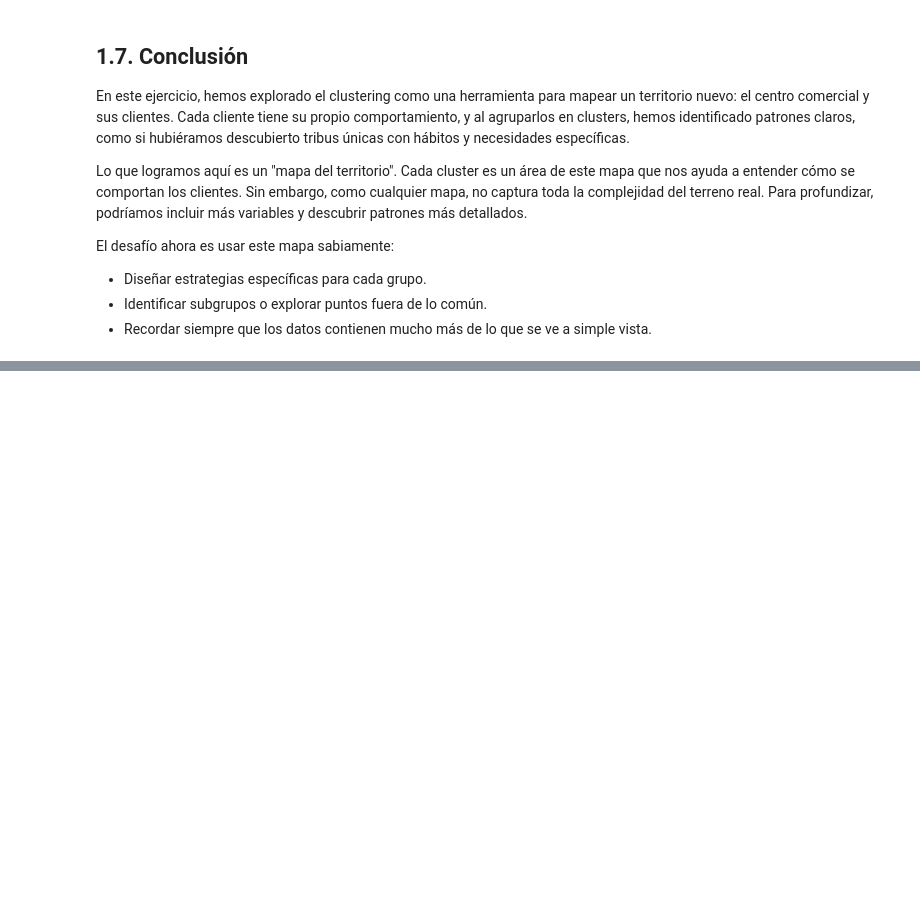
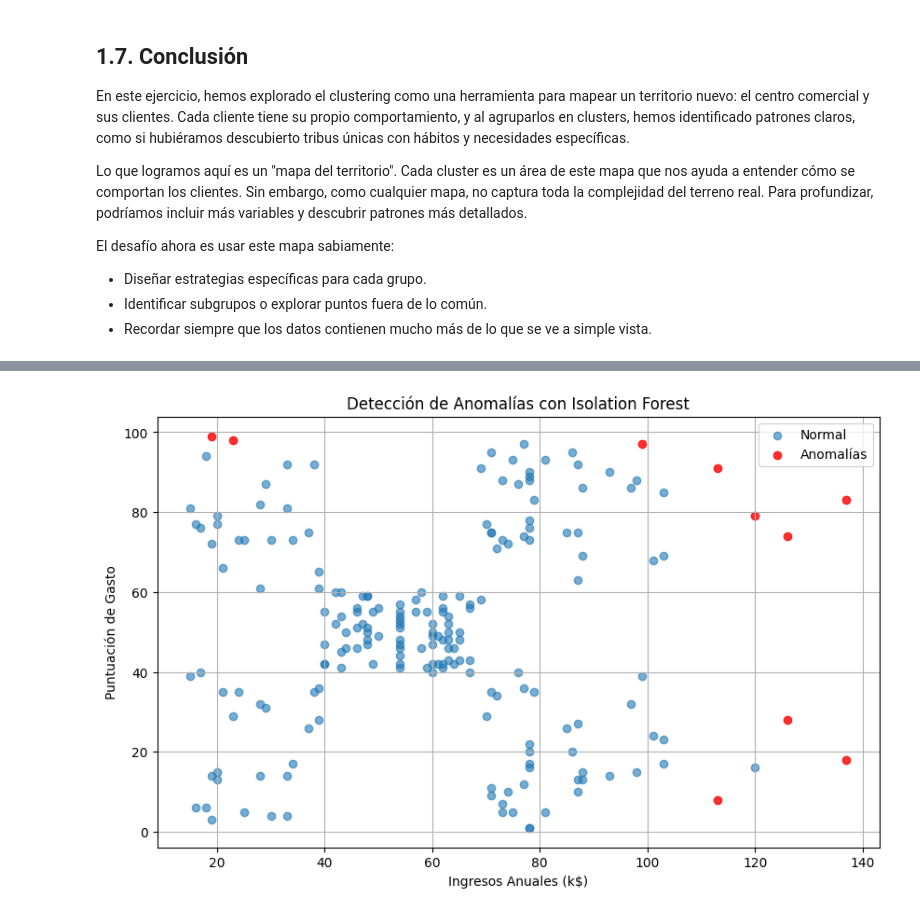
Before and after one commit to ManuelEspejo/Fundamentos-Machine-Learning, a Jupyter notebook: notebooks/02_Aprendizaje-No-Supervisado.ipynb, the cells around one changed output, grey strips where cells are left out. Drawn from its saved outputs; the diff is of its cells as text; code cells hidden in the pictures; blank space fills up the shorter version.

```diff
--- a/notebooks/02_Aprendizaje-No-Supervisado.ipynb
+++ b/notebooks/02_Aprendizaje-No-Supervisado.ipynb
@@ -504,0 +592,20 @@ El desafío ahora es usar este mapa sabiamente:
+# %%
+# Crear y entrenar el modelo
+model = IsolationForest(random_state=42, contamination=0.05)  # 5% de anomalías
+data["Anomaly"] = model.fit_predict(data[["Annual Income (k$)", "Spending Score (1-100)"]])
+
+# Separar anomalías y datos normales
+anomalies = data[data["Anomaly"] == -1]
+normal_data = data[data["Anomaly"] == 1]
+# Visualizar anomalías vs datos normales
+plt.figure(figsize=(10, 6))
+plt.scatter(normal_data["Annual Income (k$)"], normal_data["Spending Score (1-100)"], label="Normal", alpha=0.6)
+plt.scatter(anomalies["Annual Income (k$)"], anomalies["Spending Score (1-100)"], color="r", label="Anomalías", alpha=0.8)
+plt.title("Detección de Anomalías con Isolation Forest")
+plt.xlabel("Ingresos Anuales (k$)")
+plt.ylabel("Puntuación de Gasto")
+plt.legend()
+plt.grid()
+plt.show()
+# %% [output]
+[figure, added]
```
Also changed, not shown: parts of 9 cells of this notebook.
